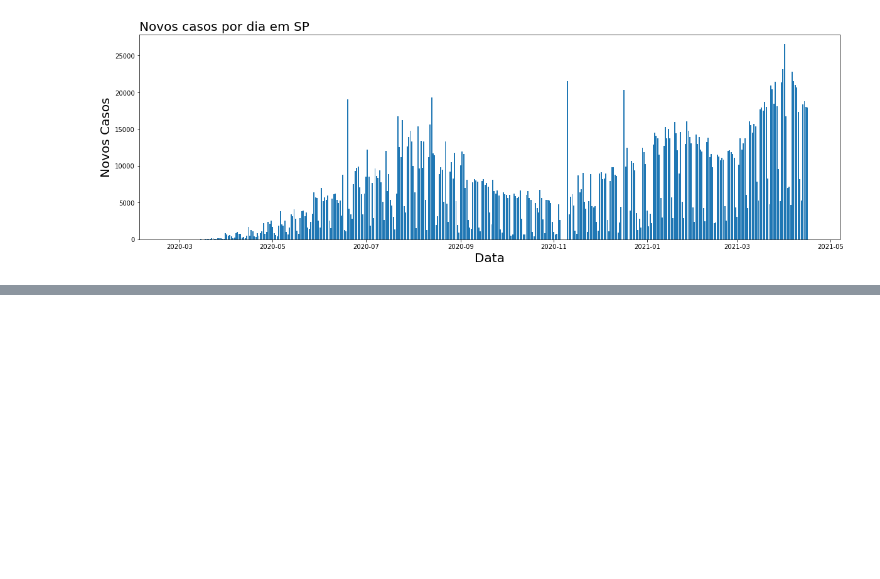
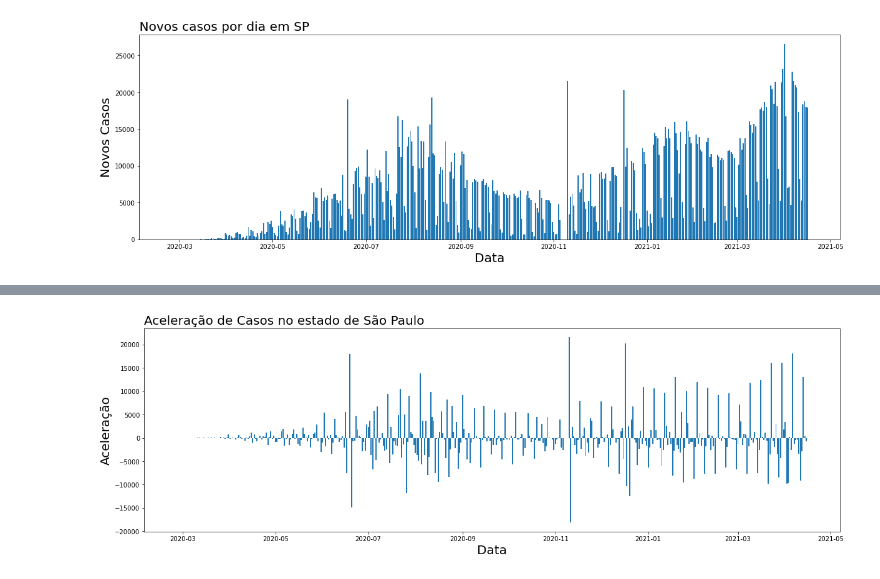
Before and after one commit to joaoarthursilva/covid-19-analise, a Jupyter notebook: COVID-19 - Análise.ipynb, the cells around one changed output, grey strips where cells are left out. Drawn from its saved outputs; the diff is of its cells as text; code cells hidden in the pictures; blank space fills up the shorter version.

```diff
--- a/COVID-19 - Análise.ipynb
+++ b/COVID-19 - Análise.ipynb
@@ -26,3 +28,5 @@ df_total.head()
 # %%
 df = df_total[df_total['state'] != 'TOTAL'] # Limpa as informações que não especificam estado
 df['date'] = pd.to_datetime(df_total['date']).dt.date # Força as datas para o formato datetime
+# %%
+df_sp = df[df['state'] == 'SP'] # Dados apenas do estado de São paulo
@@ -118,3 +114,8 @@ def plot_barra(titulo,xlabel,ylabel,x,y,dataset):
 plot_barra("Novos casos por dia em SP", 'Data', 'Novos Casos', 'date', 'newCases', df_sp)
 # %% [output]
 [figure]
+# %%
+df_sp['casesAcceleration'] = df_sp['newCases'].diff()
+df_sp['deathsAcceleration'] = df_sp['newDeaths'].diff()
+df_sp['recoverAcceleration'] = df_sp['recovered'].diff()
+df_sp.tail()
@@ -120,0 +130,4 @@ plot_barra("Novos casos por dia em SP", 'Data', 'Novos Casos', 'date', 'newCases
+# %%
+plot_barra('Aceleração de Casos no estado de São Paulo', 'Data', 'Aceleração', 'date', 'casesAcceleration', df_sp)
+# %% [output]
+[figure, added]
```
Also changed, not shown: parts of 10 cells of this notebook.
